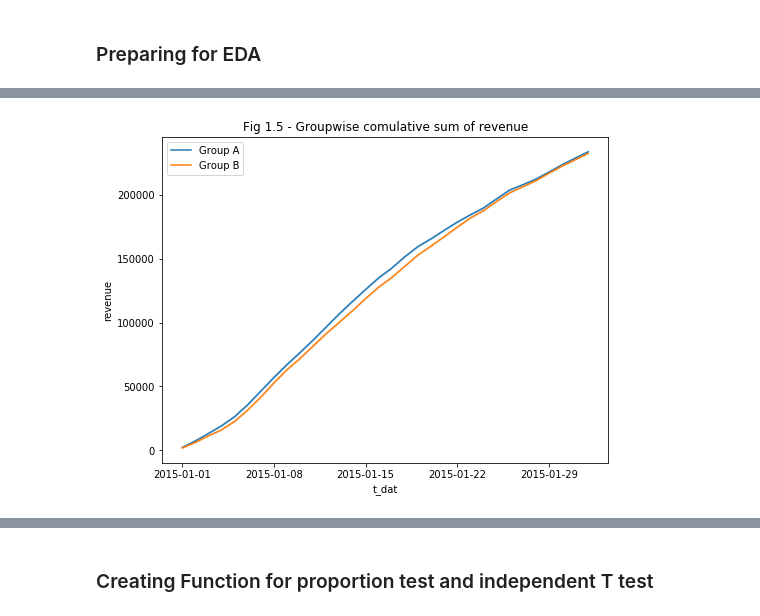
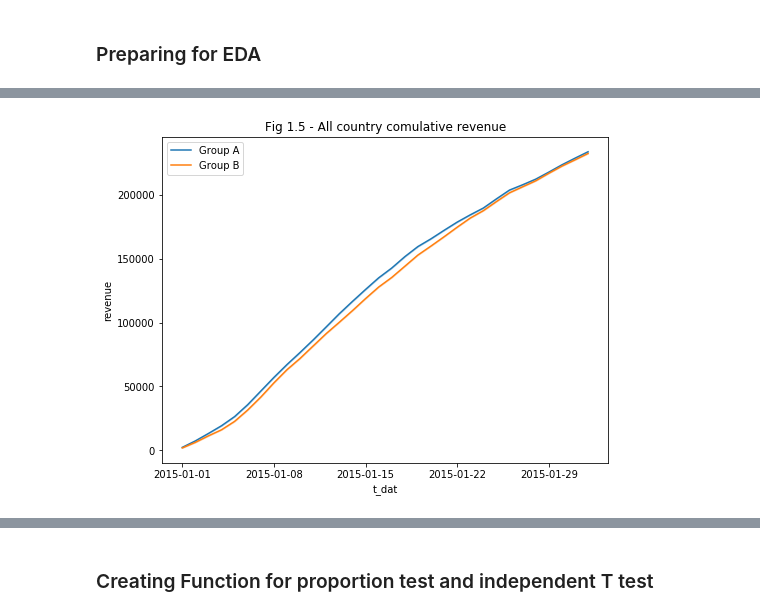
Before and after one commit to Ravi339/Statistics, a Jupyter notebook: H&M.ipynb, the cells around one changed output, grey strips where cells are left out. Cells and saved outputs as stored; diff of their text form; code cells hidden in the pictures.

```diff
--- a/H&M.ipynb
+++ b/H&M.ipynb
@@ -204,9 +289,12 @@ plt.show()
 # %%
 # plot for comulative revenue over the times in the respective groups
+obns_a = A_group_df.shape[0]
+obns_b = B_group_df.shape[0]
+
 fig, ax = plt.subplots( figsize=(8, 6))
 g1 = sns.lineplot(x= A_group_df['t_dat'], y= A_group_df['revenue'].cumsum(),label = "Group A")
 g1 = sns.lineplot(x= B_group_df['t_dat'], y= B_group_df['revenue'].cumsum(), label ="Group B")
-g1.set_title('Fig 1.5 - Groupwise comulative sum of revenue')
+g1.set_title('Fig 1.5 - All country comulative revenue')
 plt.show()
 # %% [output]
-[figure, old version]
+[figure, new version]
```
Also changed, not shown: parts of 9 cells of this notebook.
